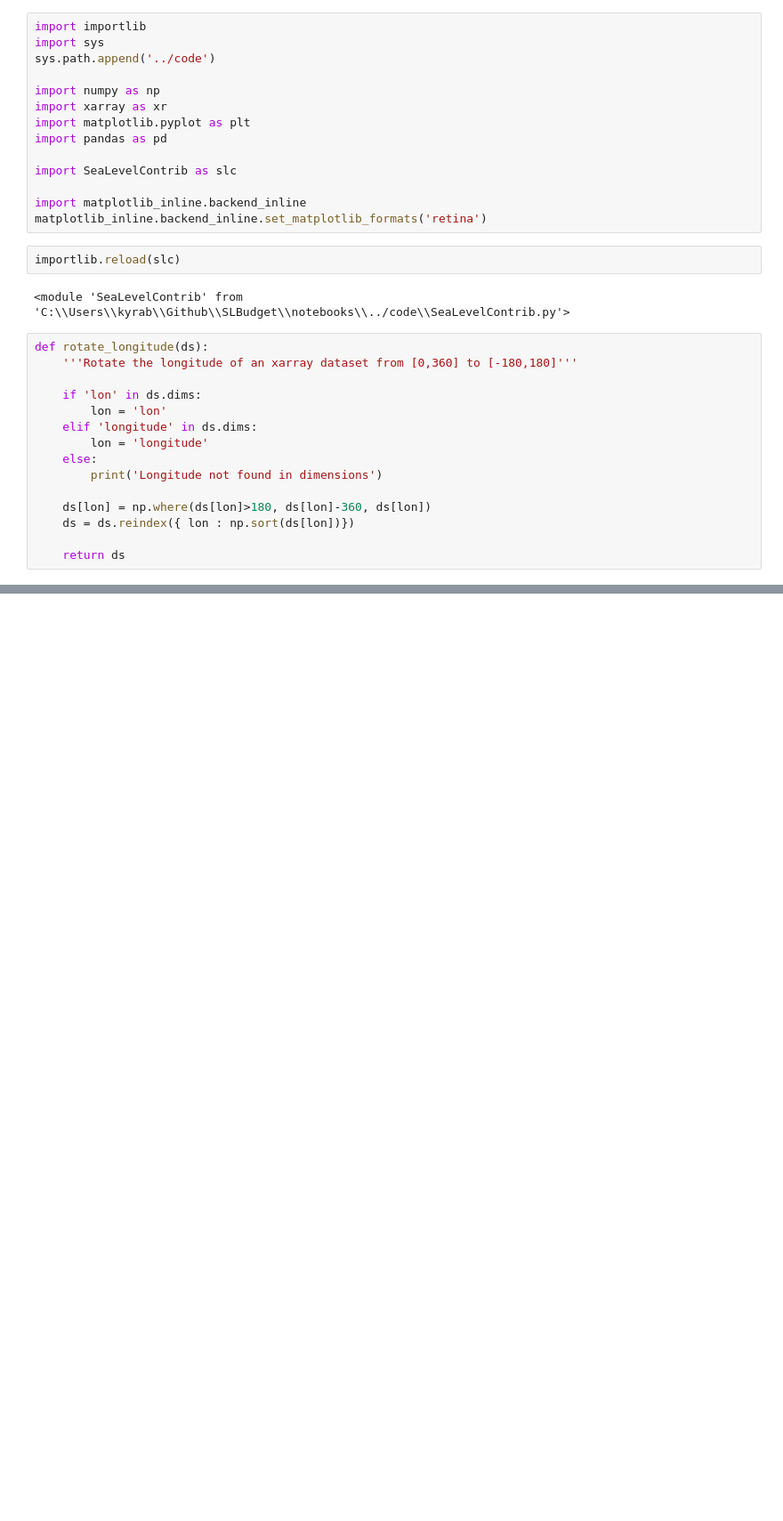
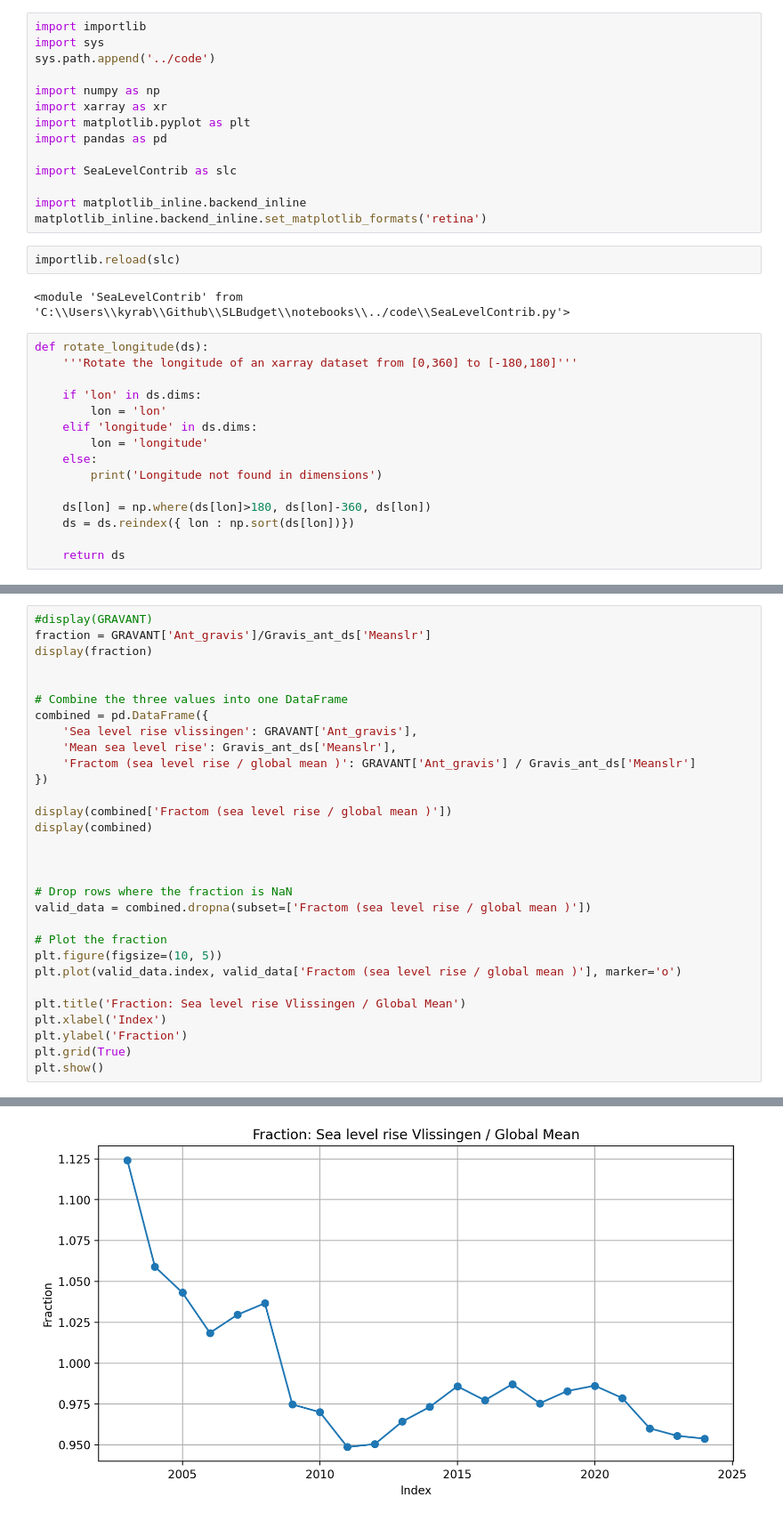
Before and after one commit to Jacobiaan/SLBudget, a Jupyter notebook: notebooks/KyraCompareGravisFred.ipynb, the cells around one changed output, grey strips where cells are left out. Shown at 89% size. Drawn from its saved outputs; the diff is of its cells as text; blank space fills up the shorter version.

```diff
--- a/notebooks/KyraCompareGravisFred.ipynb
+++ b/notebooks/KyraCompareGravisFred.ipynb
@@ -162,0 +244,31 @@ plt.show()
+# %%
+#display(GRAVANT)
+fraction = GRAVANT['Ant_gravis']/Gravis_ant_ds['Meanslr']
+display(fraction)
+
+
+# Combine the three values into one DataFrame
+combined = pd.DataFrame({
+    'Sea level rise vlissingen': GRAVANT['Ant_gravis'],
+    'Mean sea level rise': Gravis_ant_ds['Meanslr'],
+    'Fractom (sea level rise / global mean )': GRAVANT['Ant_gravis'] / Gravis_ant_ds['Meanslr']
+})
+
+display(combined['Fractom (sea level rise / global mean )'])
+display(combined)
+
+
+
+# Drop rows where the fraction is NaN
+valid_data = combined.dropna(subset=['Fractom (sea level rise / global mean )'])
+
+# Plot the fraction
+plt.figure(figsize=(10, 5))
+plt.plot(valid_data.index, valid_data['Fractom (sea level rise / global mean )'], marker='o')
+
+plt.title('Fraction: Sea level rise Vlissingen / Global Mean')
+plt.xlabel('Index')
+plt.ylabel('Fraction')
+plt.grid(True)
+plt.show()
+# %% [output]
@@ -162,0 +327 @@ plt.show()
+[figure, added]
```
Also changed, not shown: parts of 6 cells of this notebook, 2 other files.
